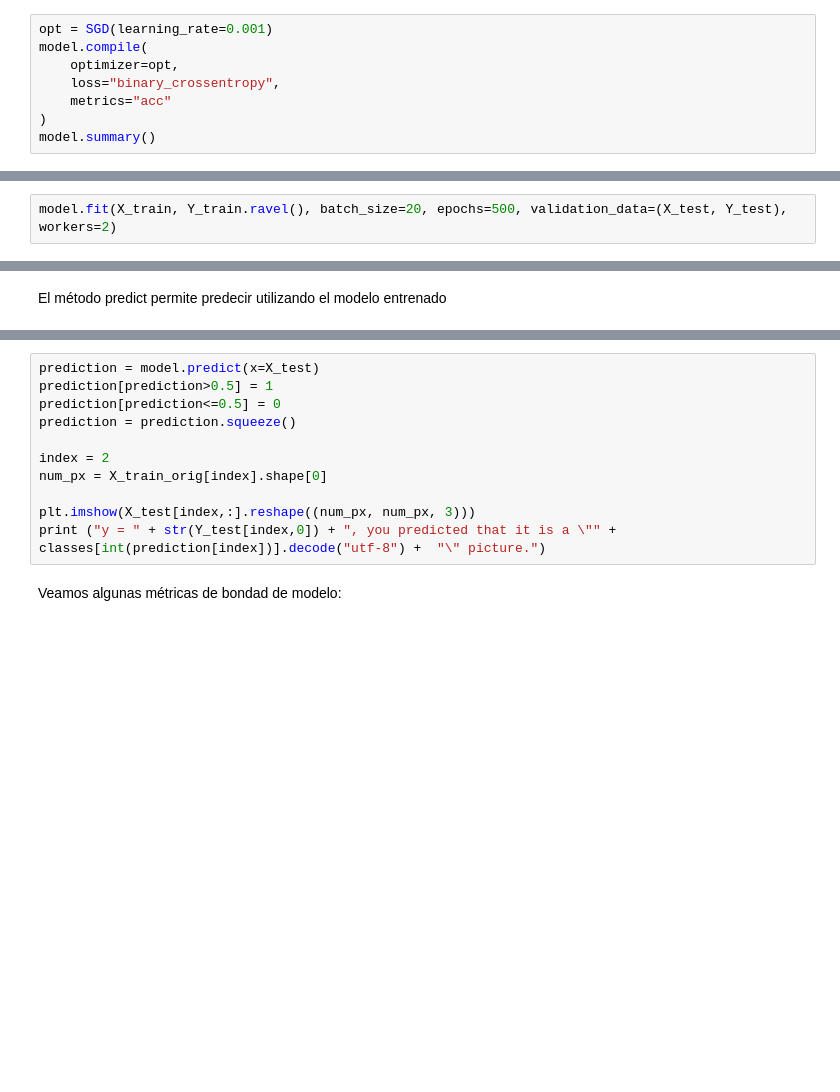
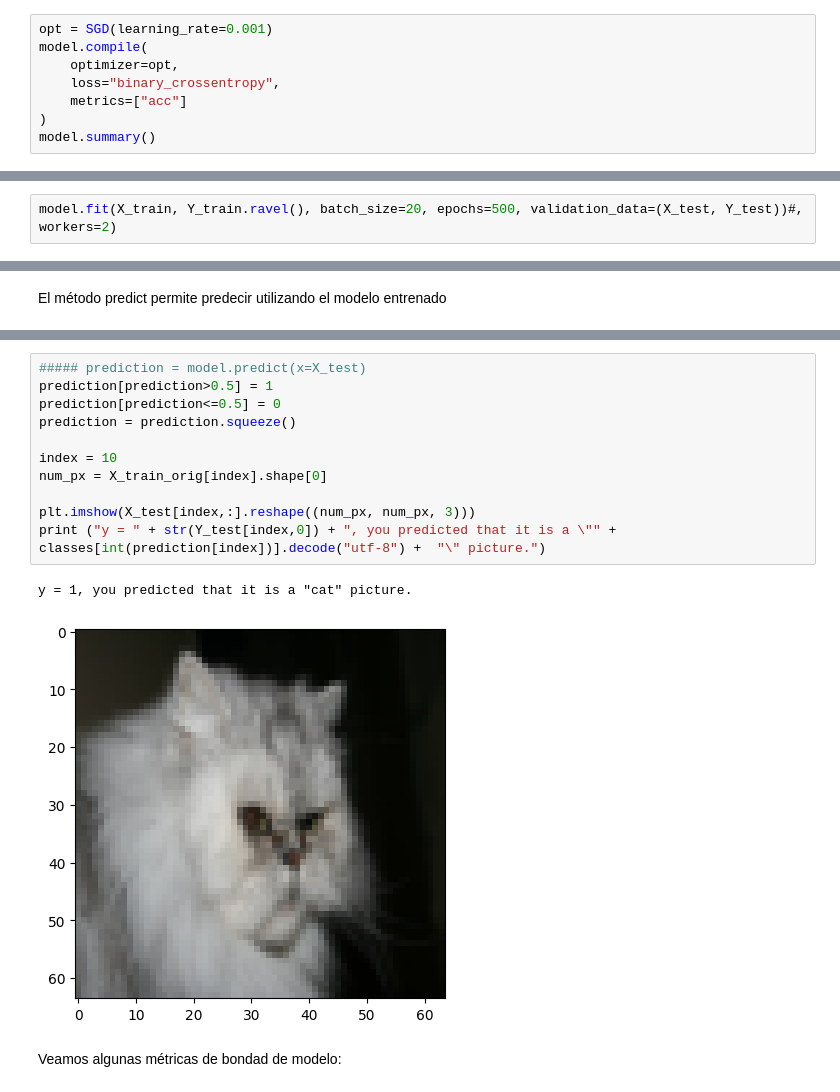
Before and after one commit to DiploDatos/AprendizajeSupervisado, a Jupyter notebook: Teórico/demo_6_neural_networks.ipynb, the cells around one changed output, grey strips where cells are left out. Cells and saved outputs as stored; diff of their text form; blank space fills up the shorter version.

```diff
--- a/Teórico/demo_6_neural_networks.ipynb
+++ b/Teórico/demo_6_neural_networks.ipynb
@@ -255,6 +261,6 @@ opt = SGD(learning_rate=0.001)
 model.compile(
     optimizer=opt,
     loss="binary_crossentropy",
-    metrics="acc"
+    metrics=["acc"]
 )
 model.summary()
@@ -261,4 +279,4 @@ model.summary()
 # %% [markdown]
 Ajustamos el modelo:
 # %%
-model.fit(X_train, Y_train.ravel(), batch_size=20, epochs=500, validation_data=(X_test, Y_test), workers=2)
+model.fit(X_train, Y_train.ravel(), batch_size=20, epochs=500, validation_data=(X_test, Y_test))#, workers=2)
@@ -292,14 +350,17 @@ El método predict permite predecir utilizando el modelo entrenado
 # %%
-prediction = model.predict(x=X_test)
+##### prediction = model.predict(x=X_test)
 prediction[prediction>0.5] = 1
 prediction[prediction<=0.5] = 0
 prediction = prediction.squeeze()
 
-index = 2
+index = 10
 num_px = X_train_orig[index].shape[0]
 
 plt.imshow(X_test[index,:].reshape((num_px, num_px, 3)))
 print ("y = " + str(Y_test[index,0]) + ", you predicted that it is a \"" + classes[int(prediction[index])].decode("utf-8") +  "\" picture.")
+# %% [output]
+y = 1, you predicted that it is a "cat" picture.
+[figure, added]
 # %% [markdown]
 Veamos algunas métricas de bondad de modelo:
 # %%
```
Also changed, not shown: parts of 29 cells of this notebook, 8 other files.
